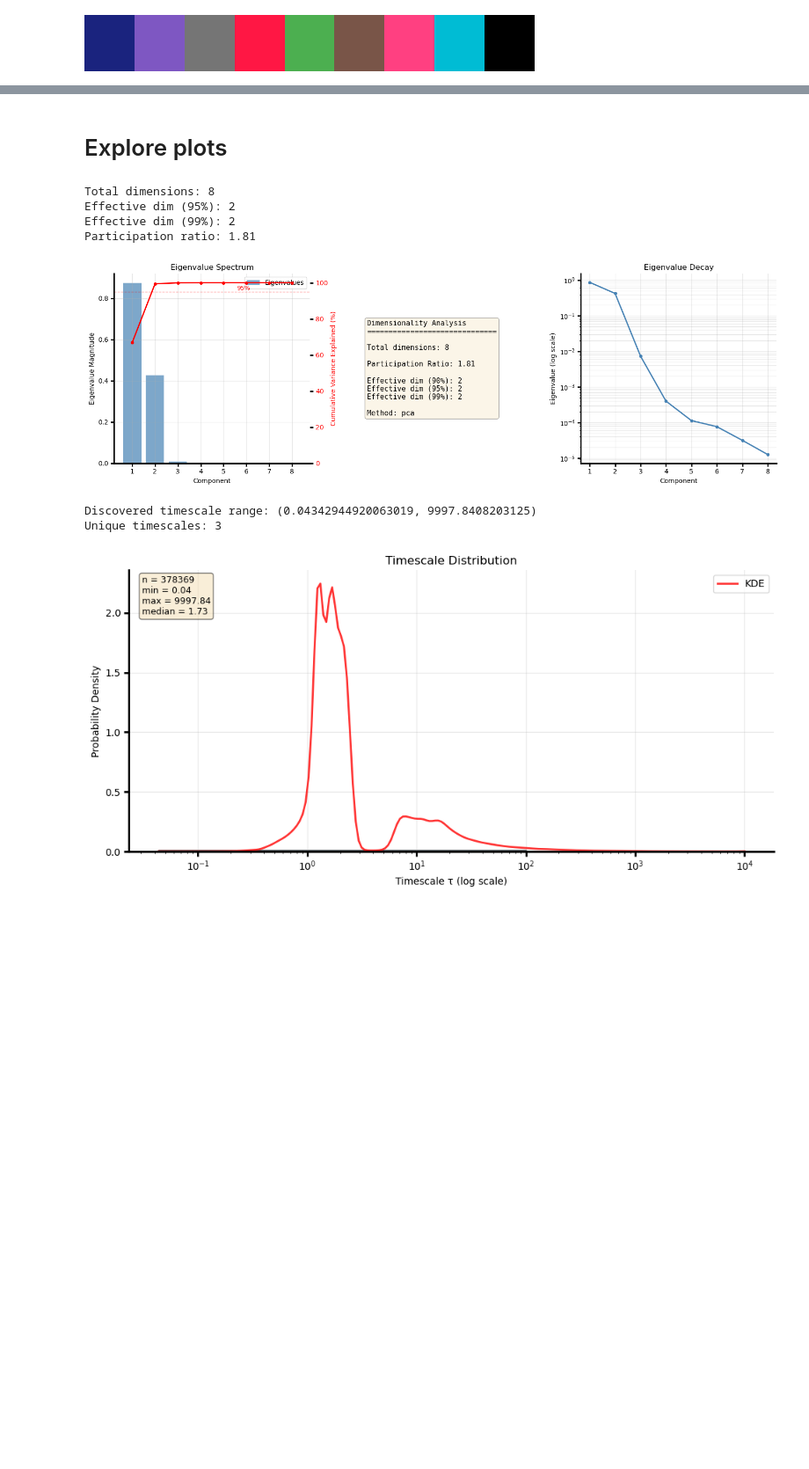
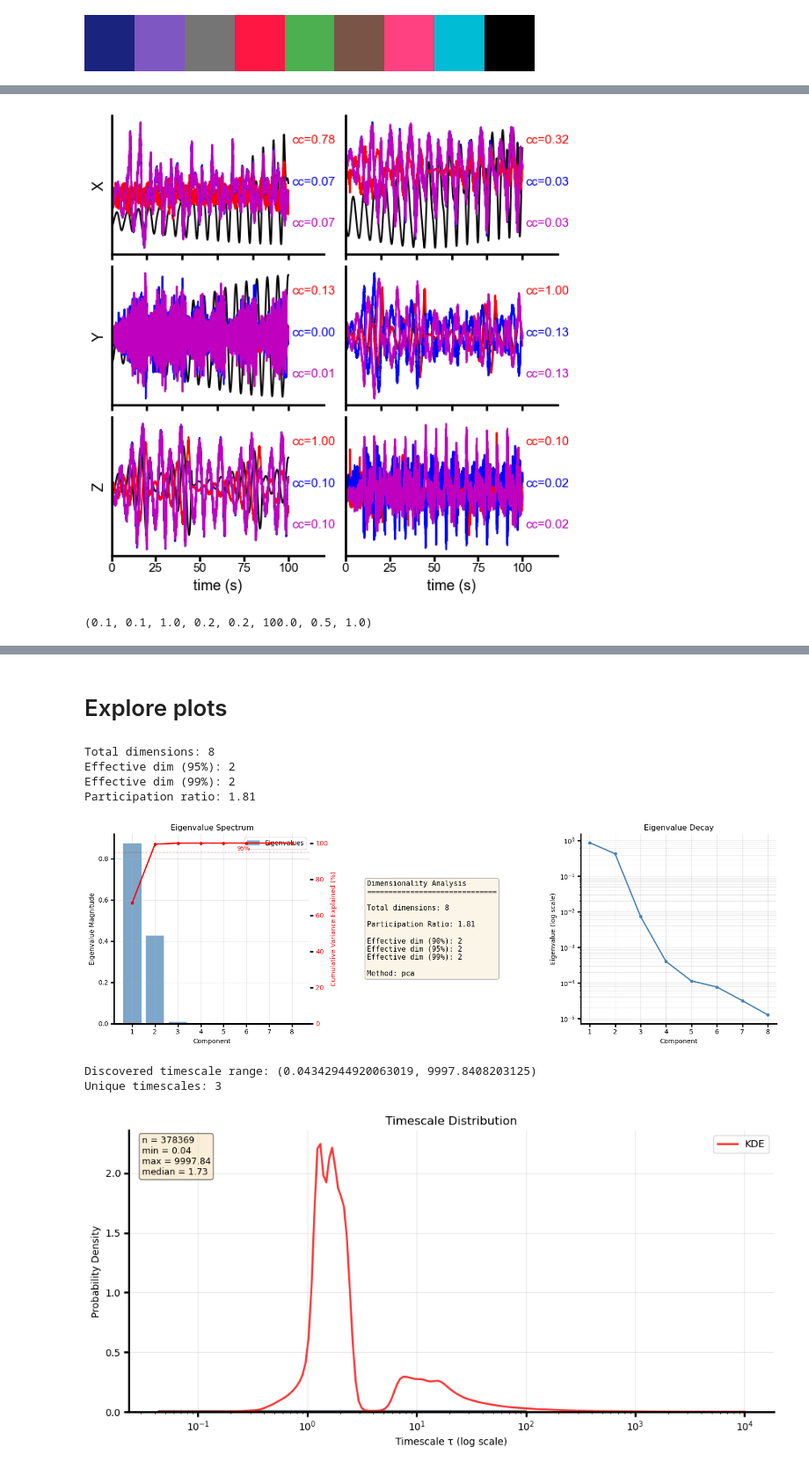
Before and after one commit to elliottabe/TiDHy, a Jupyter notebook: Rossler_SupFigure01.ipynb, the cells around one changed output, grey strips where cells are left out. Shown at 88% size. Saved outputs shown, nothing was run; the diff lists cells and outputs as text; code cells hidden in the pictures; blank space fills up the shorter version.

```diff
--- a/Rossler_SupFigure01.ipynb
+++ b/Rossler_SupFigure01.ipynb
@@ -105,8 +105,8 @@ def angle_between(v1, v2):
 ## Load and run
 # %%
 dataset = 'Rossler'
-# version = 'HierarchicalMultiTimescale'
-version = 'TiDHy'
+version = 'HierarchicalMultiTimescale'
+# version = 'TiDHy'
 # base_dir = Path(f'/gscratch/portia/eabe/biomech_model/Flybody/{dataset}/{version}')
 base_dir = Path(f'/data2/users/eabe/TiDHy/{dataset}/{version}')
 run_cfg_list = natsorted(list(Path(base_dir).rglob('run_config.yaml')))
@@ -115,7 +115,8 @@ for n, run_cfg in enumerate(run_cfg_list):
     print(n, temp.dataset.name, temp.version, run_cfg)
 
 # ###### Load and update config with specified paths template ######
-cfg_num = 8
+# cfg_num = 8
+cfg_num = 2
 
 # NEW APPROACH: Load config and replace paths using workstation.yaml template
 cfg = load_config_and_override_paths(
@@ -213,3 +221,13 @@ W.shape, R2_hat.shape, R_hat.shape, Ut.shape,
+# %%
+slds_dict = ioh5.load('/data2/users/eabe/TiDHy/Rossler/HierarchicalMultiTimescale/run_id=Rossler_baseline001/logs/ssm_slds_test_full_6D_6K_unknownseed.h5')
+rslds_dict = ioh5.load('/data2/users/eabe/TiDHy/Rossler/HierarchicalMultiTimescale/run_id=Rossler_baseline001/logs/ssm_rslds_test_full_6D_6K_unknownseed.h5')
+SLDS_seed = 42
+SLDS_latents = slds_dict['SLDS_latents']
+SLDS_states = slds_dict['SLDS_states']
+SLDS_emission = slds_dict['SLDS_emission']
+rSLDS_latents = rslds_dict['rSLDS_latents']
+rSLDS_states = rslds_dict['rSLDS_states']
+rSLDS_emission = rslds_dict['rSLDS_emission']
 # %%
 %load_ext cuml.accel
 from sklearn.cross_decomposition import CCA
@@ -262,0 +364,29 @@ cmap_b
+# %%
+fig, axs = plt.subplots(3,2, figsize=(6,6), constrained_layout=True)
+spacing = .5
+fps = 1/.01
+ts=-1; t = 0; dt = 10000
+times = 1/fps* np.arange(0,dt,1)
+# axs = np.array([fig.add_subplot(gs2[row,col]) for row in range(3) for col in range(2)])
+# axs = axs.reshape(3,2)
+dims = ['X','Y','Z']
+for n in range(6):
+	ax = axs.flat[n]
+	ax.plot(times, Y_slds[t:t+dt,n]/np.max(np.abs(Y_slds[:,n])), c='k', label='Y_{}'.format(n))
+	ax.plot(times, X_tidhy[t:t+dt,n]/np.max(np.abs(X_tidhy[:,n])), c='r', label='X_{}'.format(n))
+	ax.plot(times, X_slds[t:t+dt,n]/np.max(np.abs(X_slds[:,n])), c='b', label='X_{}'.format(n))
+	ax.plot(times, X_rslds[t:t+dt,n]/np.max(np.abs(X_rslds[:,n])), c='m', label='X_{}'.format(n))
+	ax.set_yticks([])
+	ax.text(0.85, 0.8, f'cc={coeffs_tidhy[n]:.2f}', transform=ax.transAxes, fontsize=fontsize-2, color='r')
+	ax.text(0.85, 0.8-0.3, f'cc={coeffs_slds[n]:.2f}', transform=ax.transAxes, fontsize=fontsize-2, color='b')
+	ax.text(0.85, 0.8-0.6, f'cc={coeffs_rslds[n]:.2f}', transform=ax.transAxes, fontsize=fontsize-2, color='m')
+	if n % 2 == 0:
+		ax.set_ylabel(f'{dims[n//2]}', fontsize=fontsize)
+	if (n>=4):
+		ax.set_xlabel('time (s)',fontsize=fontsize)
+		ax.tick_params(axis='x', labelsize=fontsize-2, pad=1)
+	else:
+		ax.set_xticklabels([])
+	ax.set_xlim([times[0], times[-1] + 20])
+# %% [output]
+[figure, added]
@@ -262,0 +395,4 @@ cmap_b
+# %%
+cfg.dataset.rossler_params['a_slow'],cfg.dataset.rossler_params['b_slow'],cfg.dataset.rossler_params['c_slow'],cfg.dataset.rossler_params['a_fast'],cfg.dataset.rossler_params['b_base'],cfg.dataset.rossler_params['c_base'],cfg.dataset.rossler_params['coupling_b'],cfg.dataset.rossler_params['coupling_c'],
+# %% [output]
+(0.1, 0.1, 1.0, 0.2, 0.2, 100.0, 0.5, 1.0)
```
Also changed, not shown: parts of 13 cells of this notebook, 2 other files.
